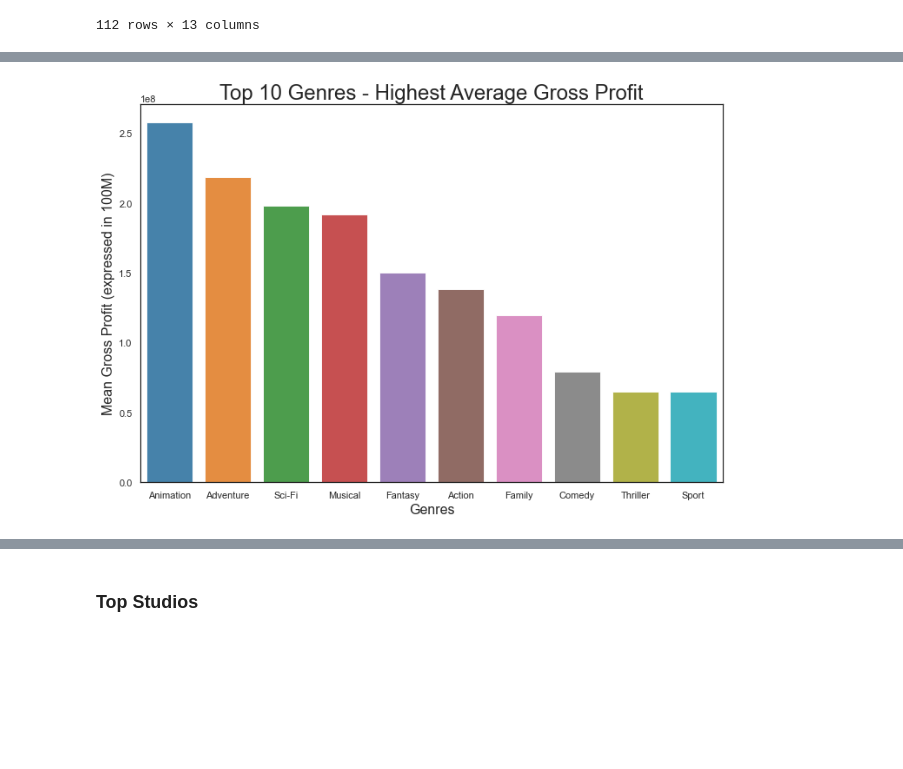
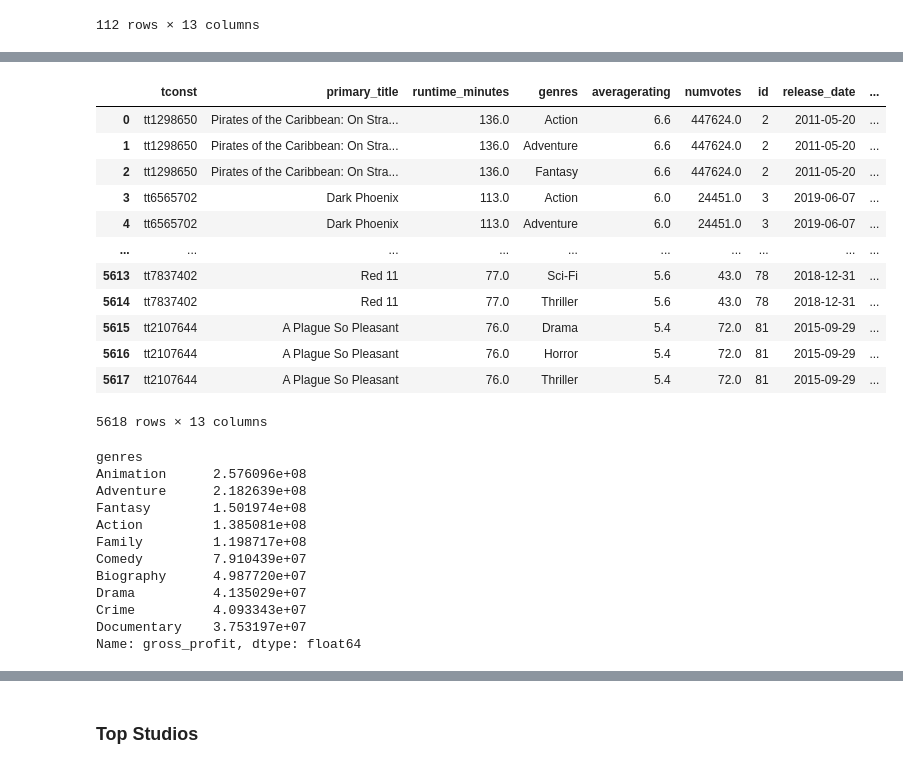
Before and after one commit to alexcasey92/Box-Office-EDA, a Jupyter notebook: dsc-phase1-project-template.ipynb, the cells around one changed output, grey strips where cells are left out. Saved outputs shown, nothing was run; the diff lists cells and outputs as text; code cells hidden in the pictures; blank space fills up the shorter version.

```diff
--- a/dsc-phase1-project-template.ipynb
+++ b/dsc-phase1-project-template.ipynb
@@ -1140,10 +1162,0 @@ Name: gross_profit, dtype: float64
-# %%
-mean_profit = mean_profit[:10,]
-plt.figure(figsize=(12,8))
-sns.barplot(mean_profit.index, mean_profit.values, alpha=0.9)
-plt.title('Top 10 Genres - Highest Average Gross Profit', fontsize=24)
-plt.ylabel('Mean Gross Profit (expressed in 100M)', fontsize=16)
-plt.xlabel('Genres', fontsize=16)
-plt.show()
-# %% [output]
-[figure, removed]
@@ -1149,0 +1165,31 @@ plt.show()
+# %%
+genre_num
+# %% [output]
+|  | tconst | primary_title | runtime_minutes | genres | averagerating | numvotes | id | release_date | ... |
+| 0 | tt1298650 | Pirates of the Caribbean: On Stra... | 136.0 | Action | 6.6 | 447624.0 | 2 | 2011-05-20 | ... |
+| 1 | tt1298650 | Pirates of the Caribbean: On Stra... | 136.0 | Adventure | 6.6 | 447624.0 | 2 | 2011-05-20 | ... |
+| 2 | tt1298650 | Pirates of the Caribbean: On Stra... | 136.0 | Fantasy | 6.6 | 447624.0 | 2 | 2011-05-20 | ... |
+| 3 | tt6565702 | Dark Phoenix | 113.0 | Action | 6.0 | 24451.0 | 3 | 2019-06-07 | ... |
+| 4 | tt6565702 | Dark Phoenix | 113.0 | Adventure | 6.0 | 24451.0 | 3 | 2019-06-07 | ... |
+| ... | ... | ... | ... | ... | ... | ... | ... | ... | ... |
+| 5613 | tt7837402 | Red 11 | 77.0 | Sci-Fi | 5.6 | 43.0 | 78 | 2018-12-31 | ... |
+| 5614 | tt7837402 | Red 11 | 77.0 | Thriller | 5.6 | 43.0 | 78 | 2018-12-31 | ... |
+| 5615 | tt2107644 | A Plague So Pleasant | 76.0 | Drama | 5.4 | 72.0 | 81 | 2015-09-29 | ... |
+| 5616 | tt2107644 | A Plague So Pleasant | 76.0 | Horror | 5.4 | 72.0 | 81 | 2015-09-29 | ... |
+| 5617 | tt2107644 | A Plague So Pleasant | 76.0 | Thriller | 5.4 | 72.0 | 81 | 2015-09-29 | ... |
+5618 rows × 13 columns
+# %%
+genre_num.groupby('genres').mean()['gross_profit'].iloc[:10,].sort_values(ascending=False)
+# %% [output]
+genres
+Animation      2.576096e+08
+Adventure      2.182639e+08
+Fantasy        1.501974e+08
+Action         1.385081e+08
+Family         1.198717e+08
+Comedy         7.910439e+07
+Biography      4.987720e+07
+Drama          4.135029e+07
+Crime          4.093343e+07
+Documentary    3.753197e+07
+Name: gross_profit, dtype: float64
```
Also changed, not shown: parts of 13 cells of this notebook.
